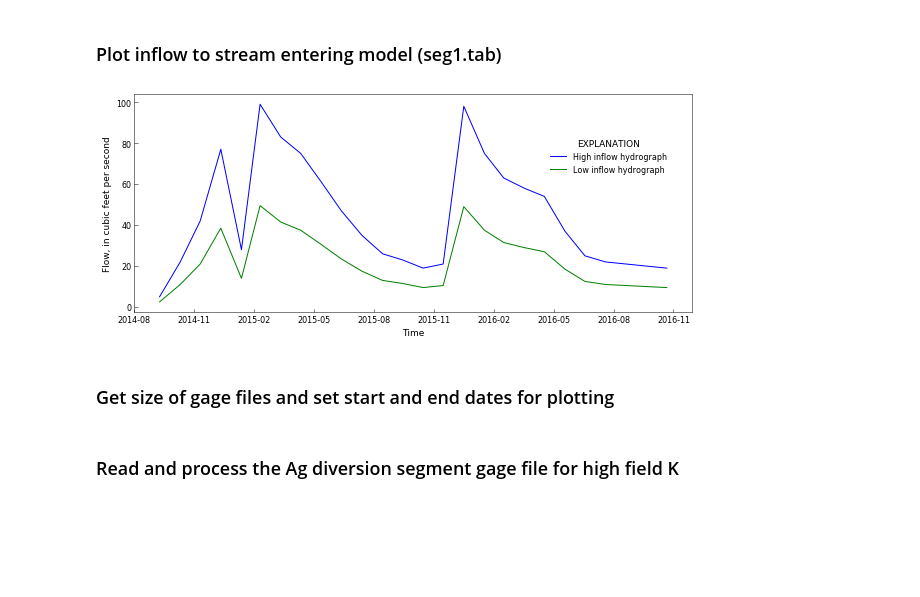
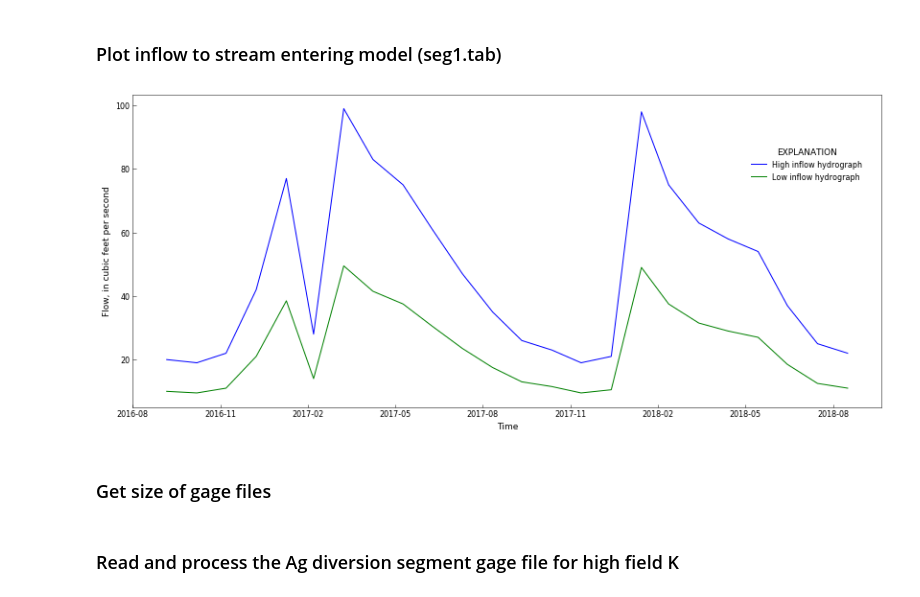
Before and after one commit to rniswon/mfnwt, a Jupyter notebook: Examples/AgWaterUse/Agwater1/notebook/Ag_ETdemand.ipynb, the cells around one changed output. Cells and saved outputs as stored; diff of their text form; code cells hidden in the pictures; blank space fills up the shorter version.

```diff
--- a/Examples/AgWaterUse/Agwater1/notebook/Ag_ETdemand.ipynb
+++ b/Examples/AgWaterUse/Agwater1/notebook/Ag_ETdemand.ipynb
@@ -35,54 +45,66 @@ with open(r"..\seg1_high.tab", 'r') as f:
     for line in f:
         num_lines += 1
 
+# set list of months for reading SFR inflows
+# assumes values are one per month
+nummonths = num_lines
+date_list = list()
+for i in range(0, nummonths):
+    date_list.append(datetime.date(2014, 10, 1)+relativedelta(months=i))
+
 #open segment 1 tabfile
 fname1 = open(r"..\seg1_high.tab","r")
 fname2 = open(r"..\seg1_low.tab","r")
 
-seg1_high, seg1_low, = [], []
+seg1_high, seg1_low, date_plot = [], [], []
 
 # Read flows
 lines=fname1.readlines()
 # set flows
+i=-1
 for line in lines:
-    seg1_high.append(line.split()[1])
+    i=i+1
+    if date_list[i]>enddate[0]:
+        break
+    if date_list[i]>=startdate[0]:
+        seg1_high.append(line.split()[1])
+        date_plot.append(date_list[i])
 fname1.close()
 # Read flows
 lines=fname2.readlines()
 # set flows
+i=-1
 for line in lines:
-    seg1_low.append(line.split()[1])
+    i=i+1
+    if date_list[i]>enddate[0]:
+        break
+    if date_list[i]>=startdate[0]:
+        seg1_low.append(line.split()[1])
 fname2.close()
 # %%
-# set list of months
-nummonths = num_lines
-date_list = list()
-for i in range(0, nummonths):
-    date_list.append(datetime.date(2014, 10, 1)+relativedelta(months=i))
-
 # plot inflows
 locator = mdates.MonthLocator()  # every month
 # Specify the format - %b gives us Jan, Feb...
 fmt = mdates.DateFormatter('%Y-%m')
-fig, ax = plt.subplots(1, 1, figsize=(10, 4))
+fig, ax = plt.subplots(1, 1, figsize=(14, 6))
 x = plt.gca().xaxis
 x.set_major_locator(locator)
 # Specify formatter
 x.set_major_formatter(fmt)
-ax.plot(date_list,seg1_high,color='b', linewidth=1.0, label='High inflow hydrograph')
-ax.plot(date_list,seg1_low,color='g', linewidth=1.0, label='Low inflow hydrograph')
+ax.plot(date_plot,seg1_high,color='b', linewidth=1.0, label='High inflow hydrograph')
+ax.plot(date_plot,seg1_low,color='g', linewidth=1.0, label='Low inflow hydrograph')
 start, end = ax.get_xlim()
 ax.xaxis.set_ticks(np.arange(start, end, 90.0))
 ax.set_ylabel('Flow, in cubic feet per second')
 ax.set_xlabel('Time')
 # Set legend
 handles, labels = ax.get_legend_handles_labels()
-rf.legend(ax, handles, labels, bbox_to_anchor=(.85, 0.6))
+rf.legend(ax, handles, labels, bbox_to_anchor=(.9, 0.7))
 plt.savefig('Inflow_comp.pdf')
 # %% [output]
-[figure, old version]
+[figure, new version]
 # %% [markdown]
-### Get size of gage files and set start and end dates for plotting
+### Get size of gage files
 # %%
 # calculate number of lines in file can be any gage file
 num_lines = 0
```
Also changed, not shown: parts of 5 cells of this notebook, 23 other files.
